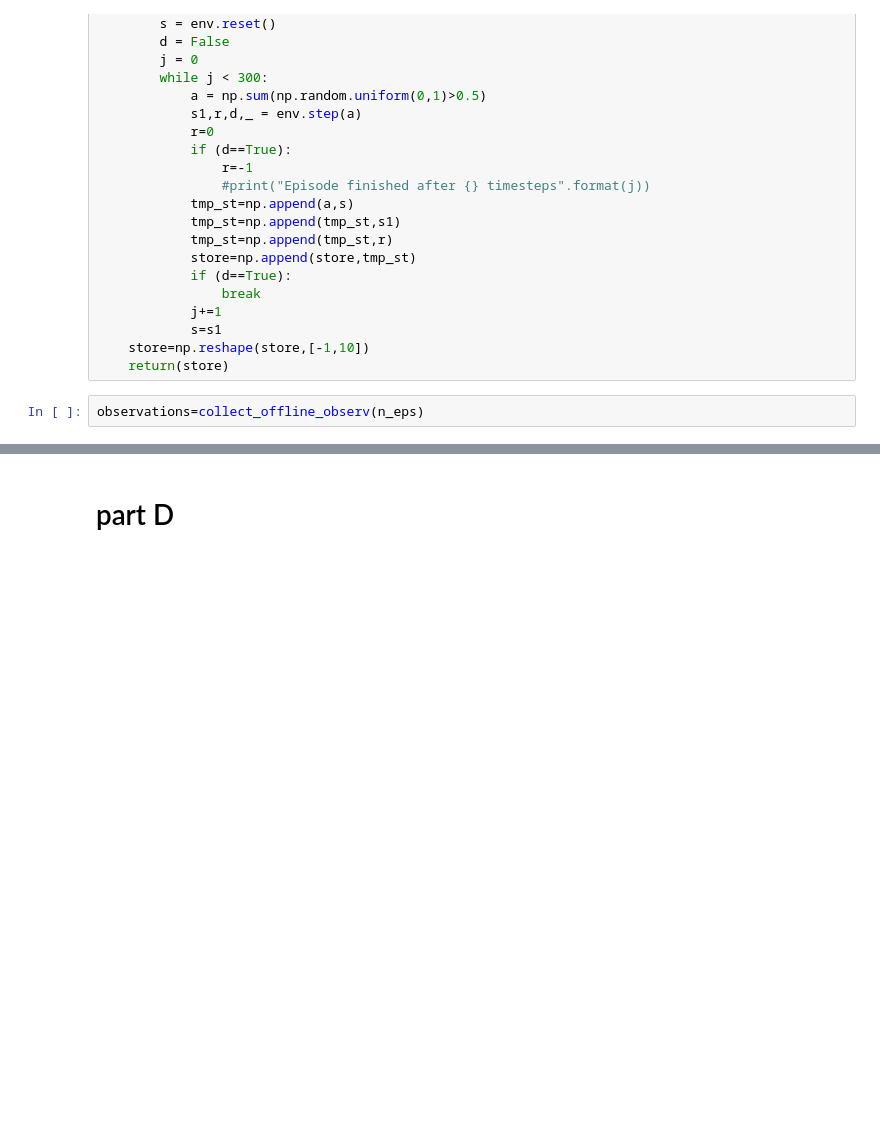
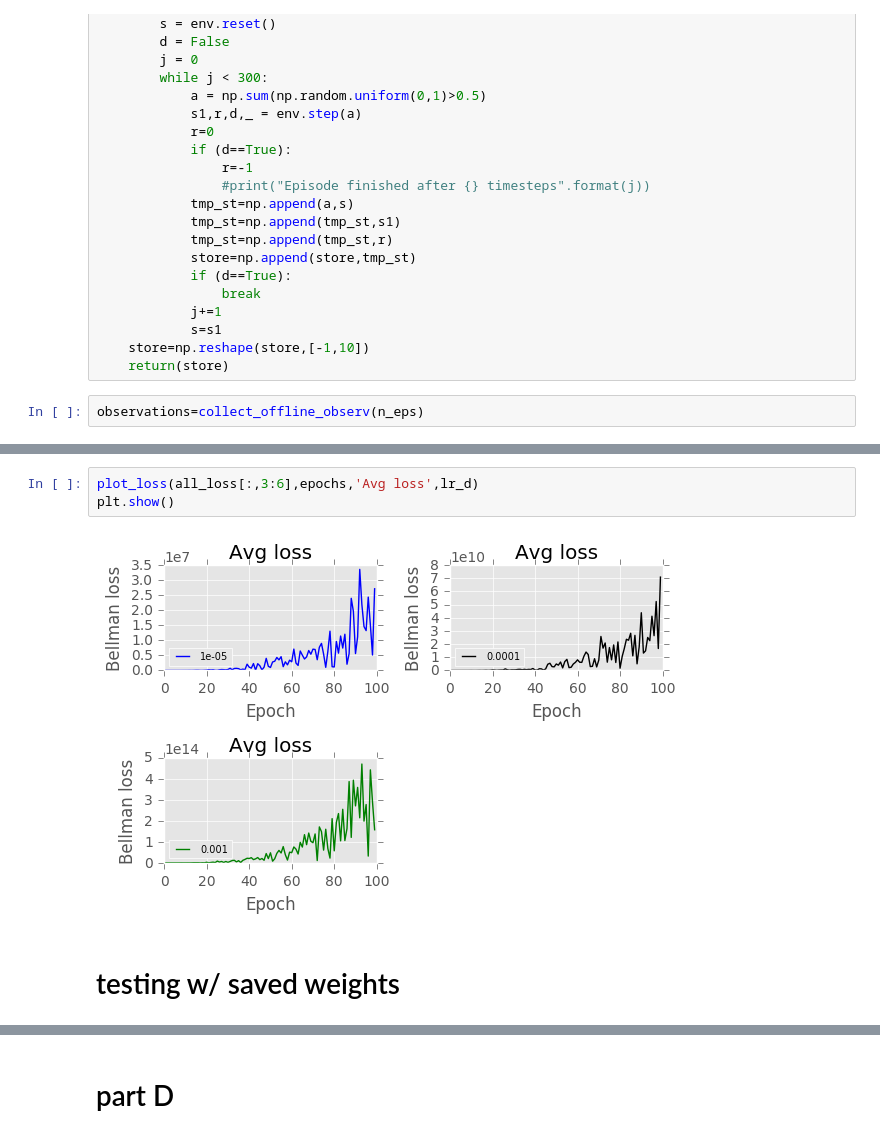
Before and after one commit to omernivro/Deep, a Jupyter notebook: assignment_3_gym_note.ipynb, the cells around one changed output, grey strips where cells are left out. Cells and saved outputs as stored; diff of their text form; blank space fills up the shorter version.

```diff
--- a/assignment_3_gym_note.ipynb
+++ b/assignment_3_gym_note.ipynb
@@ -306,0 +452,7 @@ avg_eps_len
+# %%
+plot_loss(all_loss[:,3:6],epochs,'Avg loss',lr_d)
+plt.show()
+# %% [output]
+[figure, added]
+# %% [markdown]
+<h1> testing w/ saved weights </h1>
```
Also changed, not shown: parts of 108 cells of this notebook.
